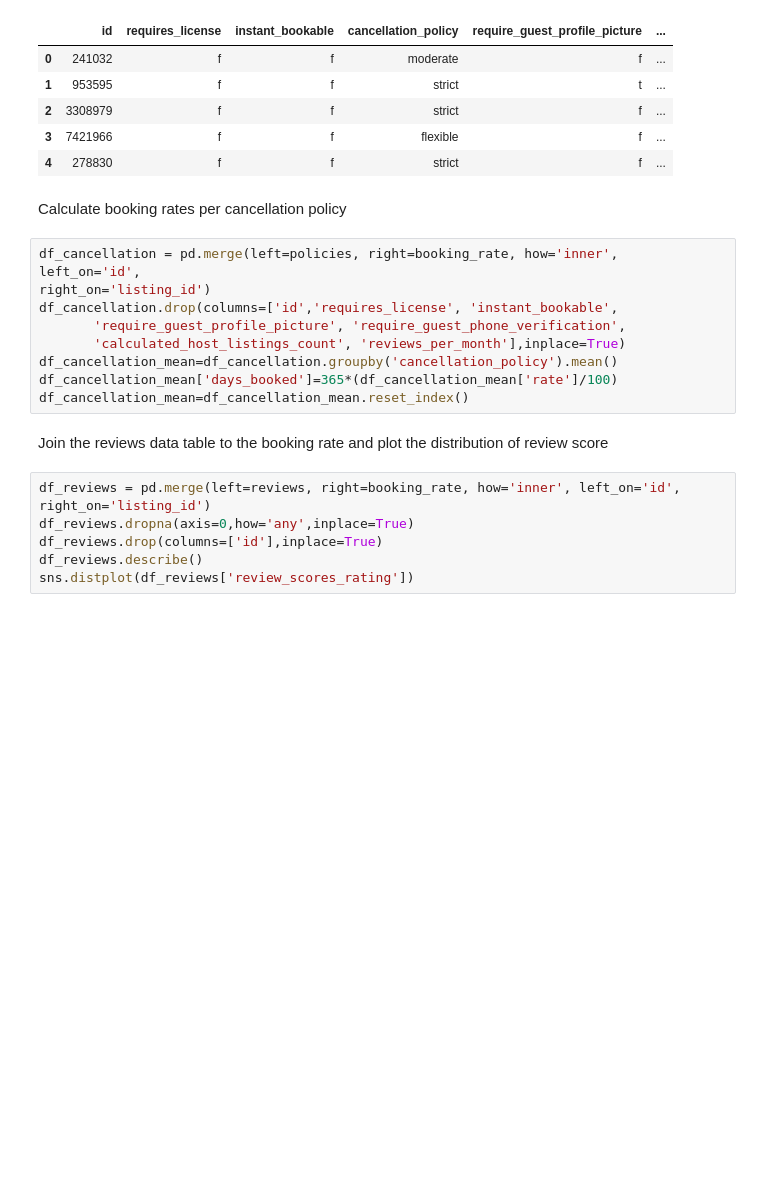
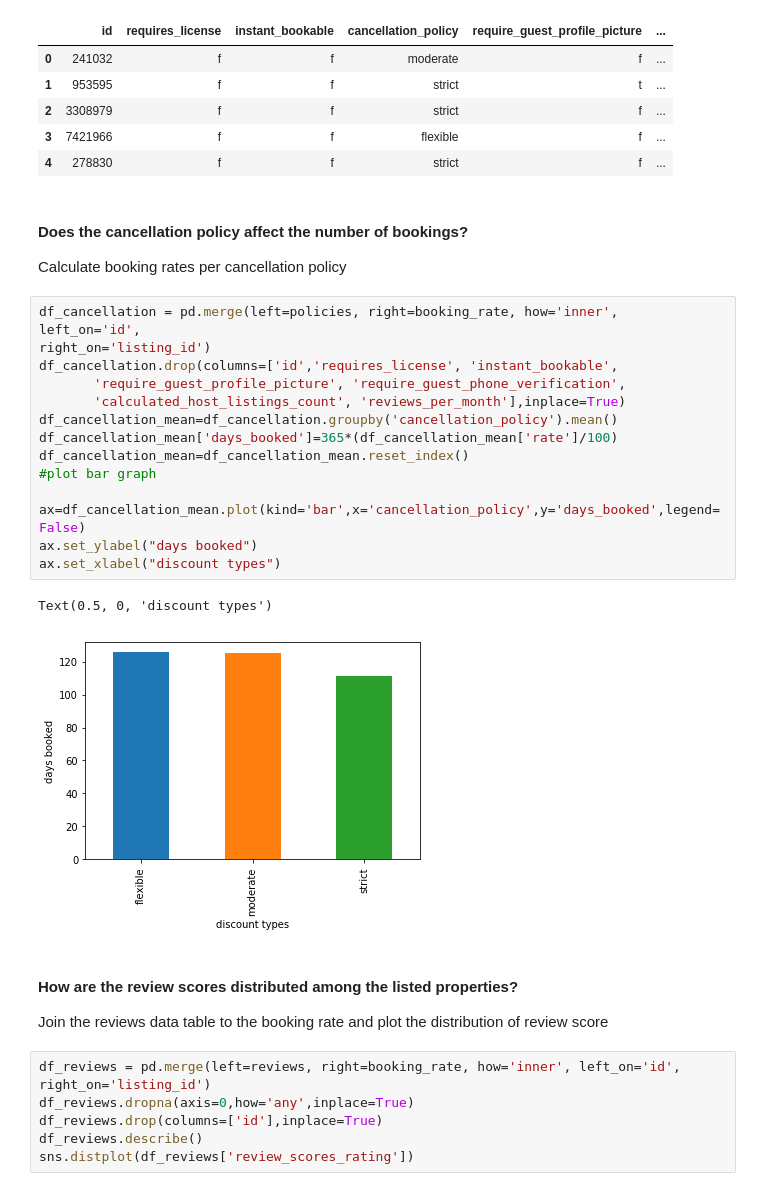
Before and after one commit to mxolisi/airbnb_seattle, a Jupyter notebook: airbnb_seattle/code.ipynb, the cells around one changed output. Saved outputs shown, nothing was run; the diff lists cells and outputs as text; blank space fills up the shorter version.

```diff
--- a/airbnb_seattle/code.ipynb
+++ b/airbnb_seattle/code.ipynb
@@ -246,17 +253,27 @@ See the caveats in the documentation: http://pandas.pydata.org/pandas-docs/stabl
 | 3 | 7421966 | f | f | flexible | f | ... |
 | 4 | 278830 | f | f | strict | f | ... |
 # %% [markdown]
+#### Does the cancellation policy affect the number of bookings?
 Calculate booking rates per cancellation policy
 # %%
 df_cancellation = pd.merge(left=policies, right=booking_rate, how='inner', left_on='id',
 right_on='listing_id')
 df_cancellation.drop(columns=['id','requires_license', 'instant_bookable',
        'require_guest_profile_picture', 'require_guest_phone_verification',
        'calculated_host_listings_count', 'reviews_per_month'],inplace=True)
 df_cancellation_mean=df_cancellation.groupby('cancellation_policy').mean()
 df_cancellation_mean['days_booked']=365*(df_cancellation_mean['rate']/100)
 df_cancellation_mean=df_cancellation_mean.reset_index()
+#plot bar graph
+
+ax=df_cancellation_mean.plot(kind='bar',x='cancellation_policy',y='days_booked',legend=False)
+ax.set_ylabel("days booked")
+ax.set_xlabel("discount types")
+# %% [output]
+Text(0.5, 0, 'discount types')
+[figure, added]
 # %% [markdown]
+#### How are the review scores distributed among the listed properties?
 Join the reviews data table to the booking rate and plot the distribution of review score
 # %%
 df_reviews = pd.merge(left=reviews, right=booking_rate, how='inner', left_on='id', right_on='listing_id')
```
Also changed, not shown: parts of 9 cells of this notebook.
